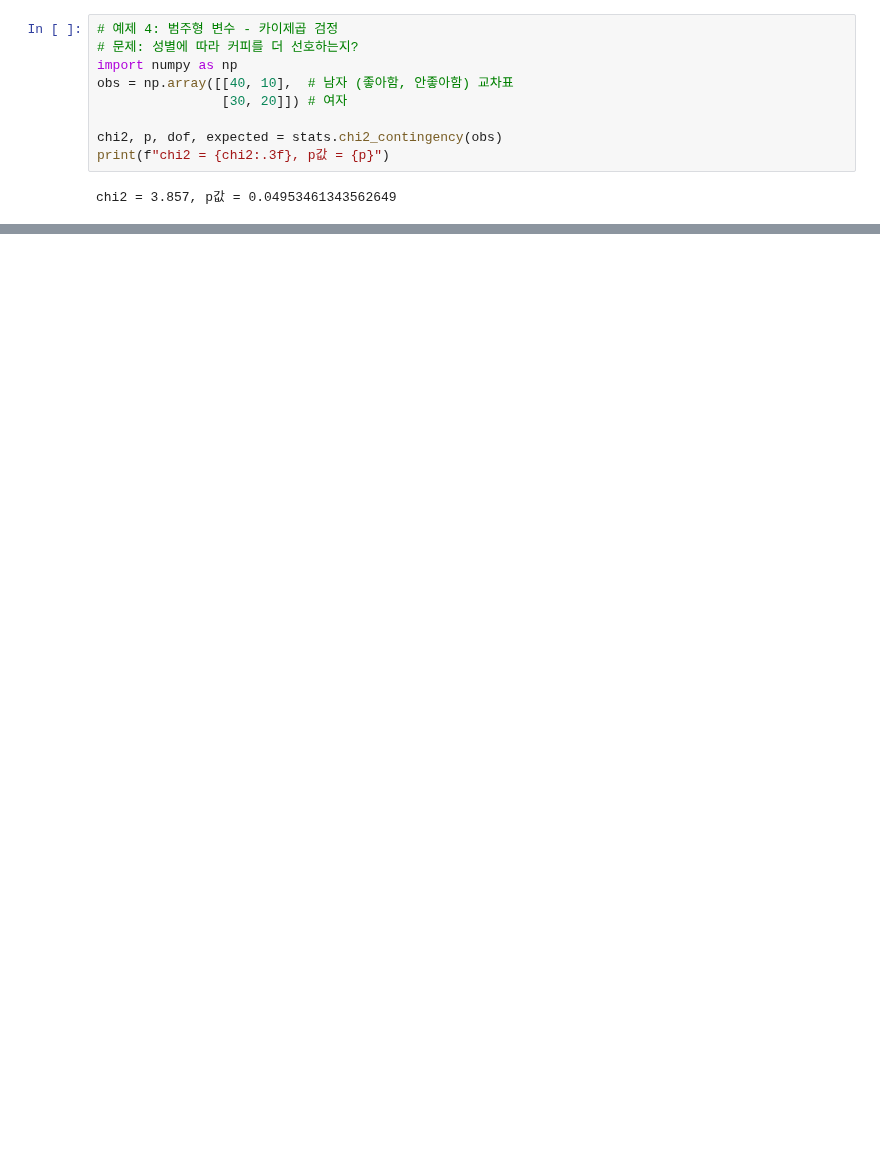
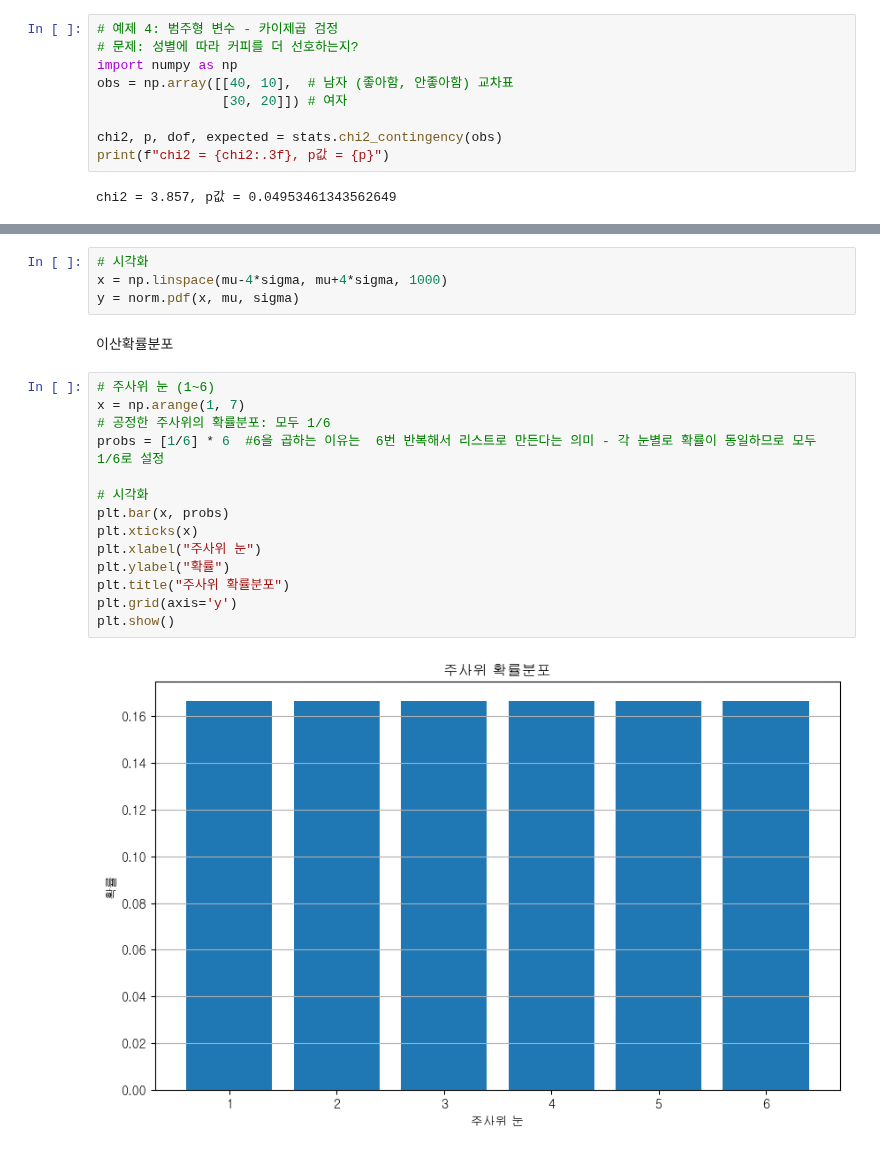
Before and after one commit to irisyshin/hipython_rep, a Jupyter notebook: 23.ipynb, the cells around one changed output, grey strips where cells are left out. Cells and saved outputs as stored; diff of their text form; blank space fills up the shorter version.

```diff
--- a/23.ipynb
+++ b/23.ipynb
@@ -96,0 +298,22 @@ chi2 = 3.857, p값 = 0.04953461343562649
+# %%
+# 시각화
+x = np.linspace(mu-4*sigma, mu+4*sigma, 1000)
+y = norm.pdf(x, mu, sigma)
+# %% [markdown]
+이산확률분포
+# %%
+# 주사위 눈 (1~6)
+x = np.arange(1, 7)
+# 공정한 주사위의 확률분포: 모두 1/6
+probs = [1/6] * 6  #6을 곱하는 이유는  6번 반복해서 리스트로 만든다는 의미 - 각 눈별로 확률이 동일하므로 모두 1/6로 설정
+
+# 시각화
+plt.bar(x, probs)
+plt.xticks(x)
+plt.xlabel("주사위 눈")
+plt.ylabel("확률")
+plt.title("주사위 확률분포")
+plt.grid(axis='y')
+plt.show()
+# %% [output]
+[figure, added]
```
Also changed, not shown: parts of 37 cells of this notebook.
